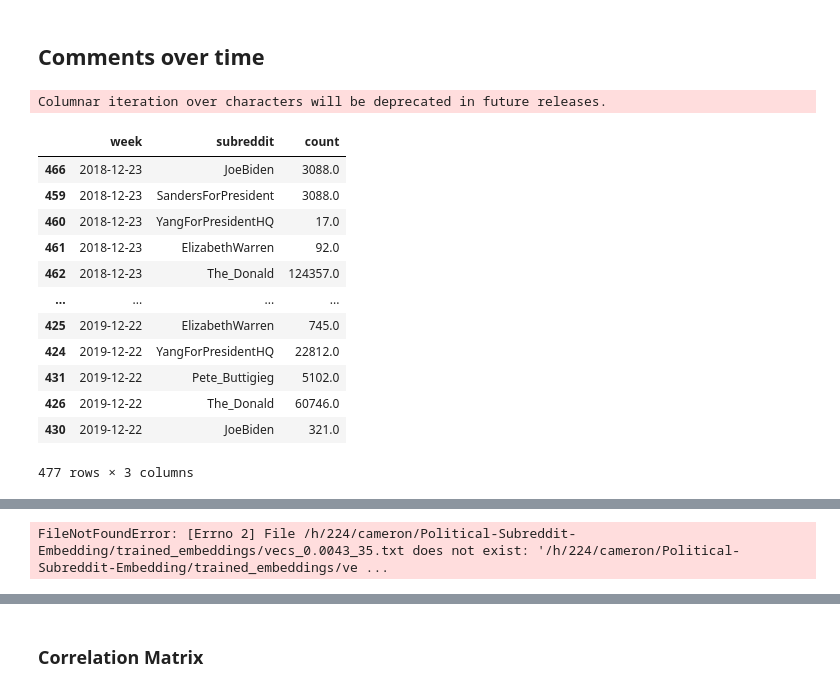
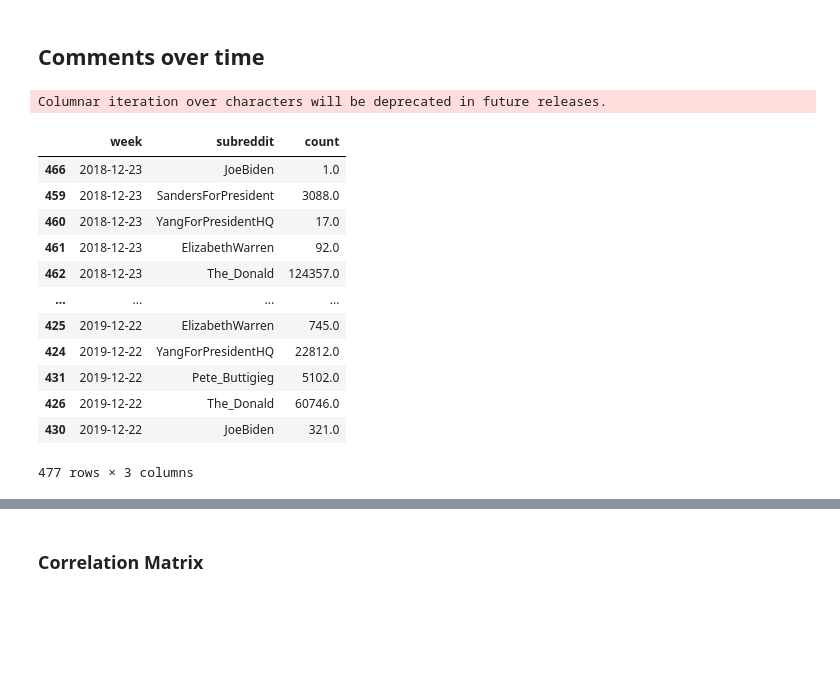
Before and after one commit to CSSLab/political-subreddits, a Jupyter notebook: Exploratory_Analysis.ipynb, the cells around one changed output, grey strips where cells are left out. Drawn from its saved outputs; the diff is of its cells as text; code cells hidden in the pictures; blank space fills up the shorter version.

```diff
--- a/Exploratory_Analysis.ipynb
+++ b/Exploratory_Analysis.ipynb
@@ -9,23 +9,23 @@ import pandas as pd
 # %%
 TIME_FRAME = "weekly"
 left_candidates = ["SandersForPresident","ElizabethWarren","YangForPresidentHQ","Pete_Buttigieg",
-                   "Kamala","BetoORourke","JoeBiden","BaemyKlobaechar",]
+                   "Kamala","BetoORourke","JoeBiden","BaemyKlobaechar","bidenbro"]
 right_candidates = ["The_Donald"]
 # %%
 subreddit_comments = pd.read_csv("/h/224/cameron/Political-Subreddit-Embedding/temp/temporal/{}_wv.txt".format(TIME_FRAME),header=None,sep=' ')
 subreddit_comments[0], subreddit_comments["week"] = subreddit_comments[0].apply(parse_tup).str
 subreddit_comments = subreddit_comments.rename({0:"subreddit",1:"count"},axis=1)
 subreddit_comments = subreddit_comments[subreddit_comments["subreddit"].isin(left_candidates) | subreddit_comments["subreddit"].isin(right_candidates)].reset_index(drop=True)
 idx = pd.MultiIndex.from_product([subreddit_comments['week'].unique(), subreddit_comments['subreddit'].unique()],
                                  names=['week', 'subreddit'])
 
 # In the case that there isn't a vector for a specific week/subreddit we backfill the vector from the previous
-subreddit_comments = subreddit_comments.set_index(['week', 'subreddit']).reindex(idx).reset_index().sort_values('week').bfill()
+subreddit_comments = subreddit_comments.set_index(['week', 'subreddit']).reindex(idx).reset_index().sort_values('week').fillna(1)
 subreddit_comments
 # %% [output]
 Columnar iteration over characters will be deprecated in future releases.
 |  | week | subreddit | count |
-| 466 | 2018-12-23 | JoeBiden | 3088.0 |
+| 466 | 2018-12-23 | JoeBiden | 1.0 |
 | 459 | 2018-12-23 | SandersForPresident | 3088.0 |
 | 460 | 2018-12-23 | YangForPresidentHQ | 17.0 |
 | 461 | 2018-12-23 | ElizabethWarren | 92.0 |
@@ -67,11 +77,9 @@ fig.show()
 # %% [output]
 [interactive output not drawn]
 # %%
-subreddits, vectors  = load_embedding("/h/224/cameron/Political-Subreddit-Embedding/trained_embeddings/vecs_0.0043_35.txt")
+subreddits, vectors  = load_embedding("/h/224/cameron/Political-Subreddit-Embedding/trained_embeddings/adapted_vecs.txt")
 filt = subreddits.isin(left_candidates) | subreddits.isin(right_candidates)
 subreddits, vectors = subreddits[filt], vectors[filt]
-# %% [output]
-FileNotFoundError: [Errno 2] File /h/224/cameron/Political-Subreddit-Embedding/trained_embeddings/vecs_0.0043_35.txt does not exist: '/h/224/cameron/Political-Subreddit-Embedding/trained_embeddings/ve ...
 # %%
 fig = go.Figure()
 for candidate in left_candidates+right_candidates:
```
Also changed, not shown: parts of 6 cells of this notebook, 13 other files.
